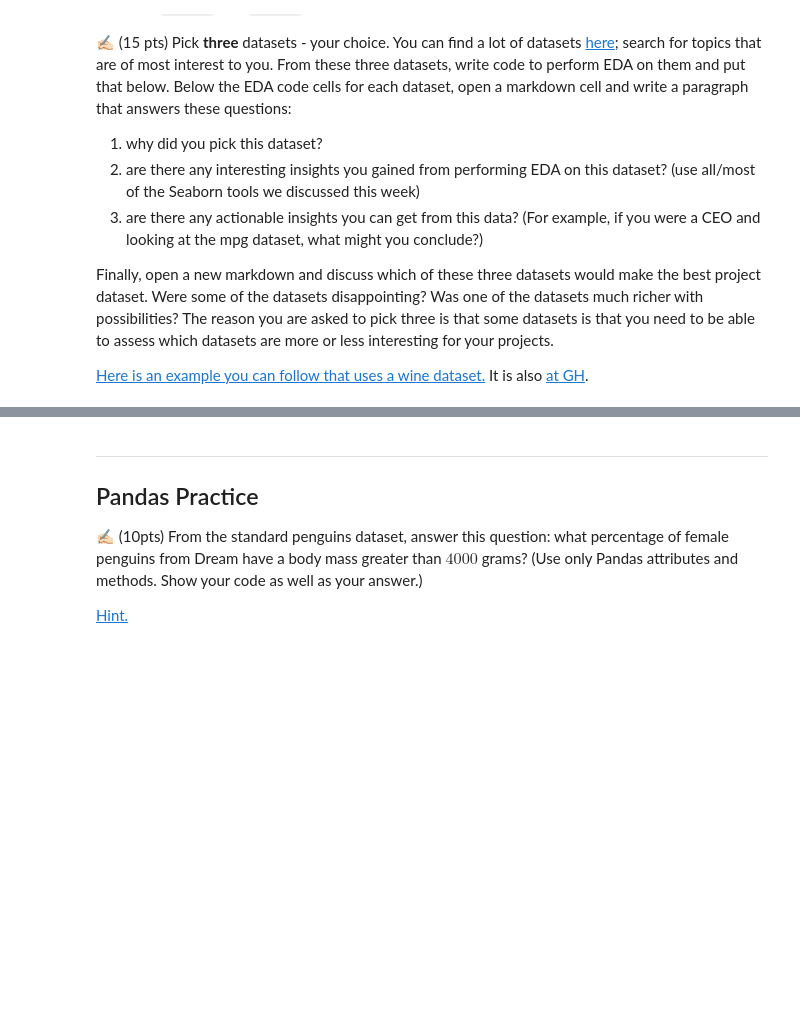
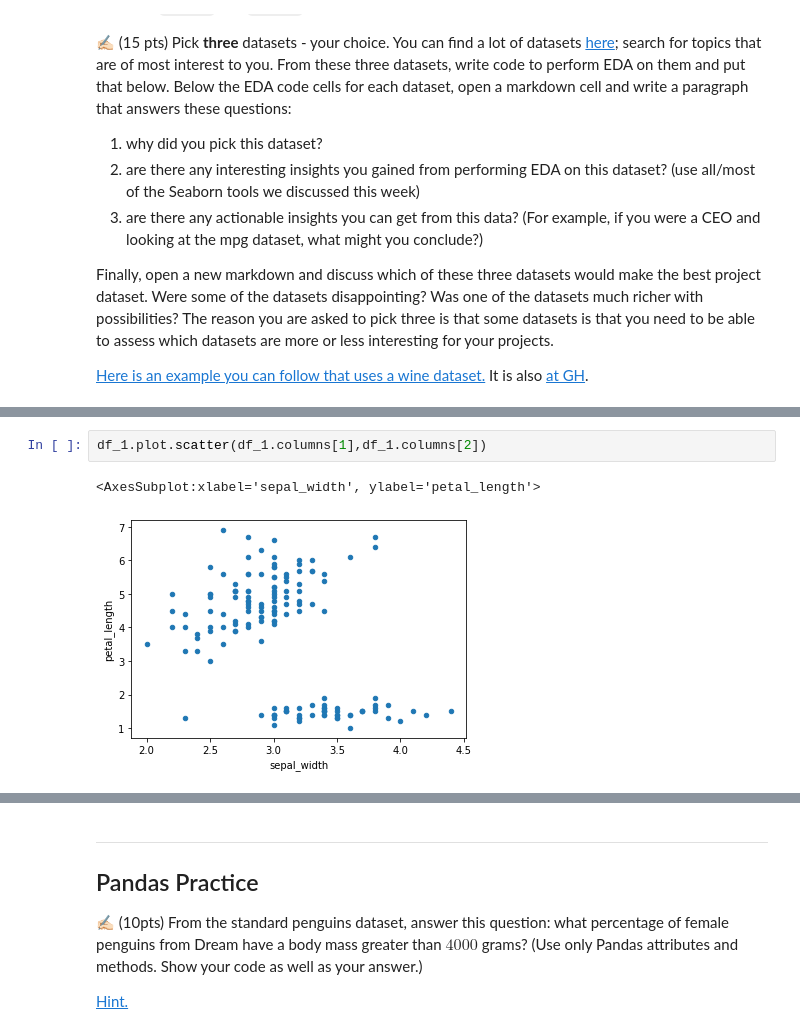
Before and after one commit to faisalece/cmse830, a Jupyter notebook: HW/HW_3.ipynb, the cells around one changed output, grey strips where cells are left out. Saved outputs shown, nothing was run; the diff lists cells and outputs as text; blank space fills up the shorter version.

```diff
--- a/HW/HW_3.ipynb
+++ b/HW/HW_3.ipynb
@@ -56,0 +134,5 @@ Finally, open a new markdown and discuss which of these three datasets would mak
+# %%
+df_1.plot.scatter(df_1.columns[1],df_1.columns[2])
+# %% [output]
+<AxesSubplot:xlabel='sepal_width', ylabel='petal_length'>
+[figure, added]
```
Also changed, not shown: parts of 12 cells of this notebook.
